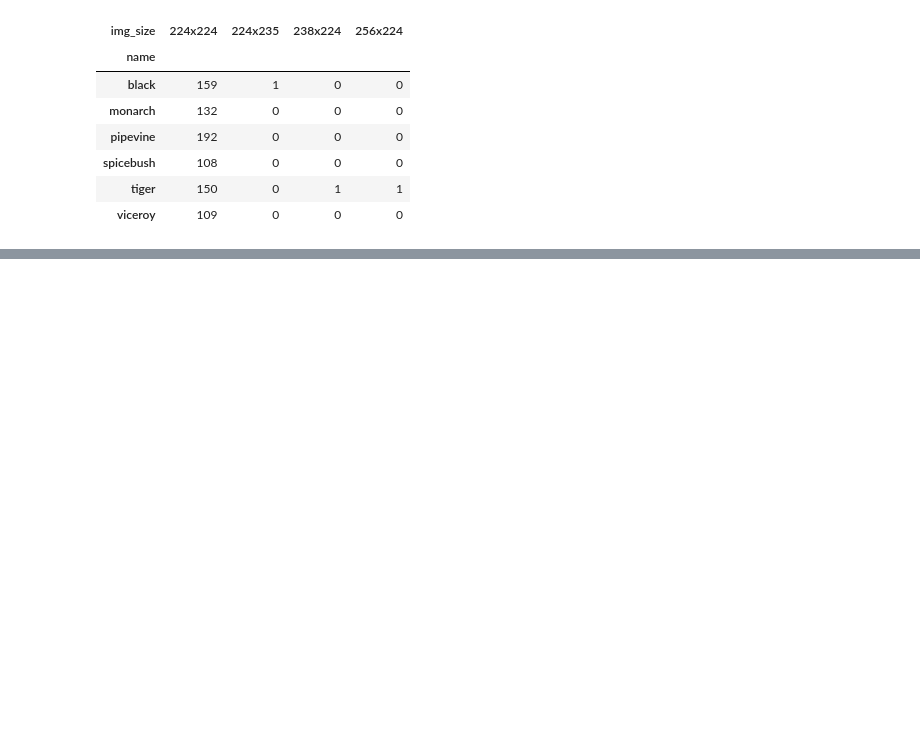
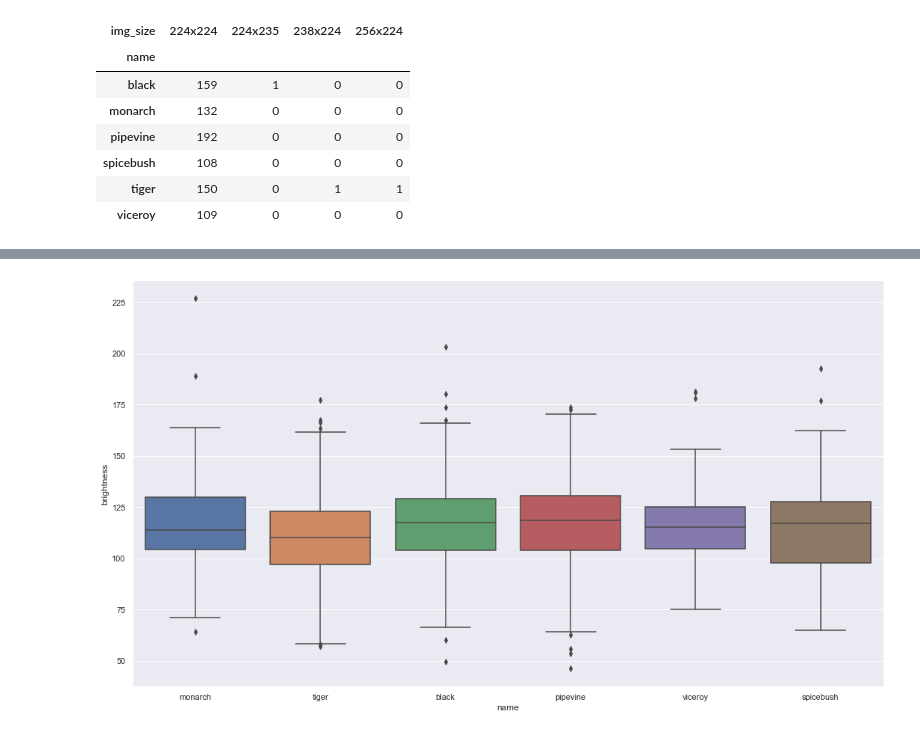
Before and after one commit to yuxuanneo/image_classification_butterfly, a Jupyter notebook: eda.ipynb, the cells around one changed output, grey strips where cells are left out. Drawn from its saved outputs; the diff is of its cells as text; code cells hidden in the pictures; blank space fills up the shorter version.

```diff
--- a/eda.ipynb
+++ b/eda.ipynb
@@ -140,0 +148,6 @@ avg_r
+# %%
+df["brightness"] = df["avg_r"] * 0.2126 + df["avg_g"] * 0.7152 + df["avg_b"] * 0.0722
+# %%
+plot_cont_per_class(df = df, cols_to_plot= ["brightness"], target = "name", fig_size = (18, 10))
+# %% [output]
+[figure, added]
```
Also changed, not shown: parts of 8 cells of this notebook, 1 other file.
